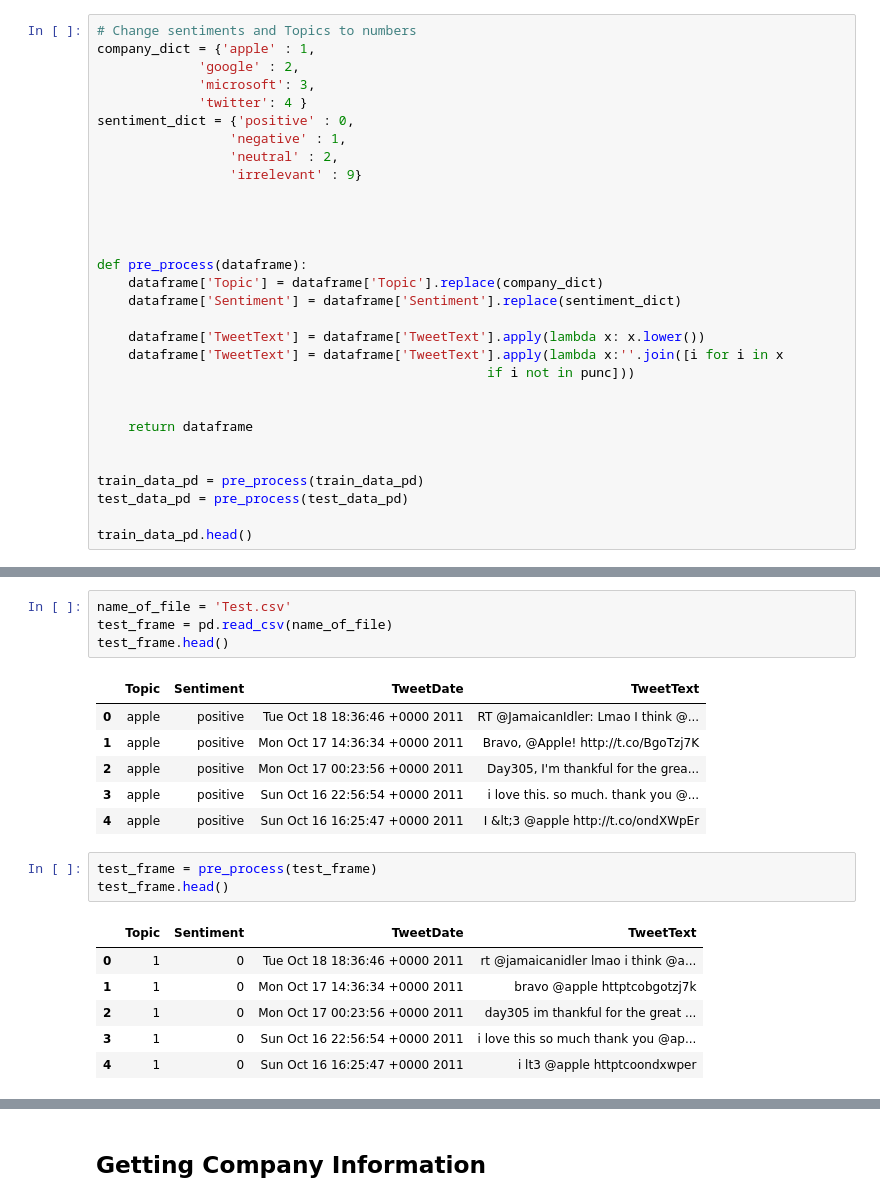
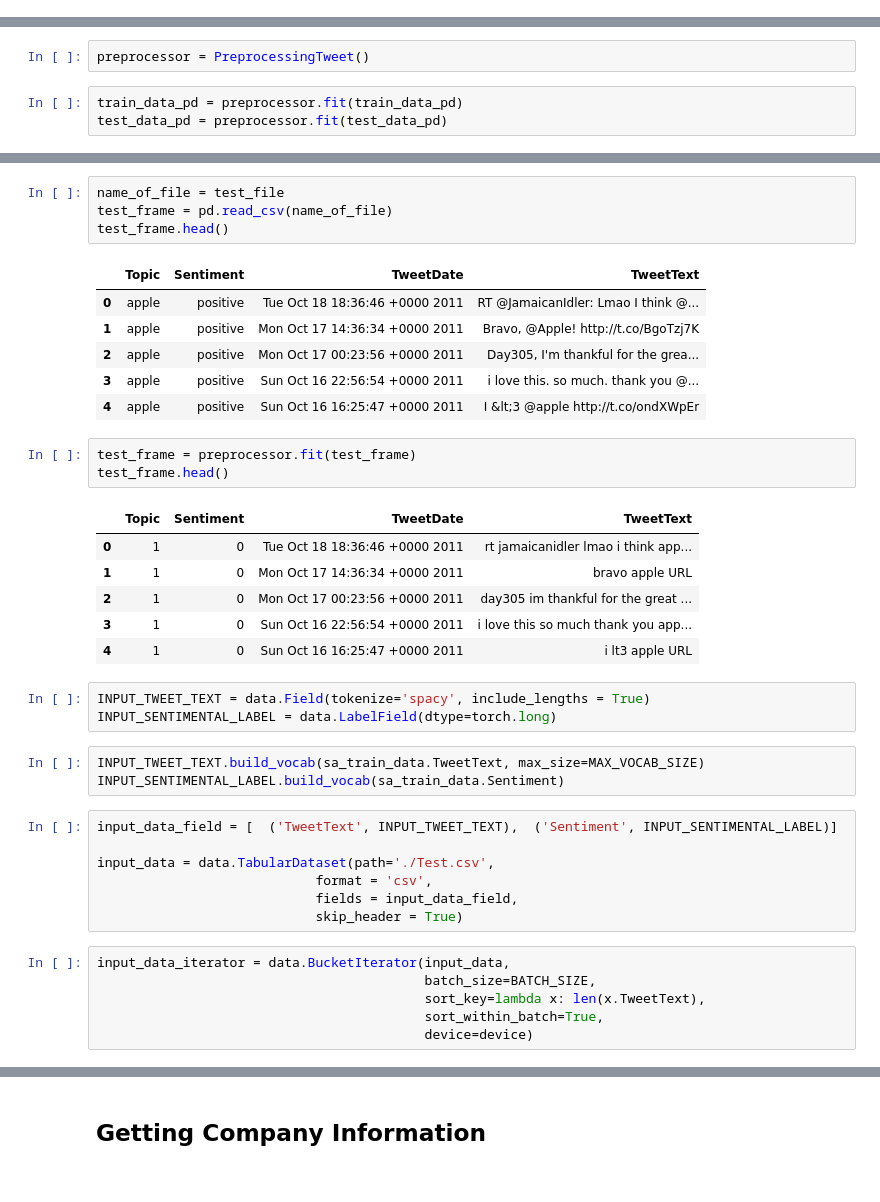
Before and after one commit to shivammehta007/NLPResearch, a Jupyter notebook: Tutorials/Natural Language Processing/SNA_Assignemnt.ipynb, the cells around one changed output, grey strips where cells are left out. Drawn from its saved outputs; the diff is of its cells as text.

```diff
--- a/Tutorials/Natural Language Processing/SNA_Assignemnt.ipynb
+++ b/Tutorials/Natural Language Processing/SNA_Assignemnt.ipynb
@@ -66,30 +72,0 @@ punc
-# %%
-# Change sentiments and Topics to numbers
-company_dict = {'apple' : 1,
-             'google' : 2,
-             'microsoft': 3,
-             'twitter': 4 }
-sentiment_dict = {'positive' : 0,
-                 'negative' : 1,
-                 'neutral' : 2,
-                 'irrelevant' : 9}
-
-
-
-
-def pre_process(dataframe):
-    dataframe['Topic'] = dataframe['Topic'].replace(company_dict)
-    dataframe['Sentiment'] = dataframe['Sentiment'].replace(sentiment_dict)
-
-    dataframe['TweetText'] = dataframe['TweetText'].apply(lambda x: x.lower())
-    dataframe['TweetText'] = dataframe['TweetText'].apply(lambda x:''.join([i for i in x
-                                                  if i not in punc]))
-
-
-    return dataframe
-
-
-train_data_pd = pre_process(train_data_pd)
-test_data_pd = pre_process(test_data_pd)
-
-train_data_pd.head()
@@ -116,0 +110,5 @@ Name: TweetText, dtype: object
+# %%
+preprocessor = PreprocessingTweet()
+# %%
+train_data_pd = preprocessor.fit(train_data_pd)
+test_data_pd = preprocessor.fit(test_data_pd)
@@ -454,5 +458,5 @@ predict_company("RT @techinciter: Suppose Microsoft Had Bought Siri? ")
 # %%
-name_of_file = 'Test.csv'
+name_of_file = test_file
 test_frame = pd.read_csv(name_of_file)
 test_frame.head()
 # %% [output]
@@ -463,12 +467,31 @@ test_frame.head()
 | 3 | apple | positive | Sun Oct 16 22:56:54 +0000 2011 | i love this. so much. thank you @... |
 | 4 | apple | positive | Sun Oct 16 16:25:47 +0000 2011 | I &lt;3 @apple http://t.co/ondXWpEr |
 # %%
-test_frame = pre_process(test_frame)
+test_frame = preprocessor.fit(test_frame)
 test_frame.head()
 # %% [output]
 |  | Topic | Sentiment | TweetDate | TweetText |
-| 0 | 1 | 0 | Tue Oct 18 18:36:46 +0000 2011 | rt @jamaicanidler lmao i think @a... |
-| 1 | 1 | 0 | Mon Oct 17 14:36:34 +0000 2011 | bravo @apple httptcobgotzj7k |
+| 0 | 1 | 0 | Tue Oct 18 18:36:46 +0000 2011 | rt jamaicanidler lmao i think app... |
+| 1 | 1 | 0 | Mon Oct 17 14:36:34 +0000 2011 | bravo apple URL |
 | 2 | 1 | 0 | Mon Oct 17 00:23:56 +0000 2011 | day305 im thankful for the great ... |
-| 3 | 1 | 0 | Sun Oct 16 22:56:54 +0000 2011 | i love this so much thank you @ap... |
-| 4 | 1 | 0 | Sun Oct 16 16:25:47 +0000 2011 | i lt3 @apple httptcoondxwper |
+| 3 | 1 | 0 | Sun Oct 16 22:56:54 +0000 2011 | i love this so much thank you app... |
+| 4 | 1 | 0 | Sun Oct 16 16:25:47 +0000 2011 | i lt3 apple URL |
+# %%
+INPUT_TWEET_TEXT = data.Field(tokenize='spacy', include_lengths = True)
+INPUT_SENTIMENTAL_LABEL = data.LabelField(dtype=torch.long)
+# %%
+INPUT_TWEET_TEXT.build_vocab(sa_train_data.TweetText, max_size=MAX_VOCAB_SIZE)
+INPUT_SENTIMENTAL_LABEL.build_vocab(sa_train_data.Sentiment)
+# %%
+input_data_field = [  ('TweetText', INPUT_TWEET_TEXT),  ('Sentiment', INPUT_SENTIMENTAL_LABEL)]
+
+input_data = data.TabularDataset(path='./Test.csv',
+                            format = 'csv',
+                            fields = input_data_field,
+                            skip_header = True)
+# %%
+input_data_iterator = data.BucketIterator(input_data,
+                                          batch_size=BATCH_SIZE,
+                                          sort_key=lambda x: len(x.TweetText),
+                                          sort_within_batch=True,
+                                          device=device)
```
Also changed, not shown: parts of 27 cells of this notebook.
